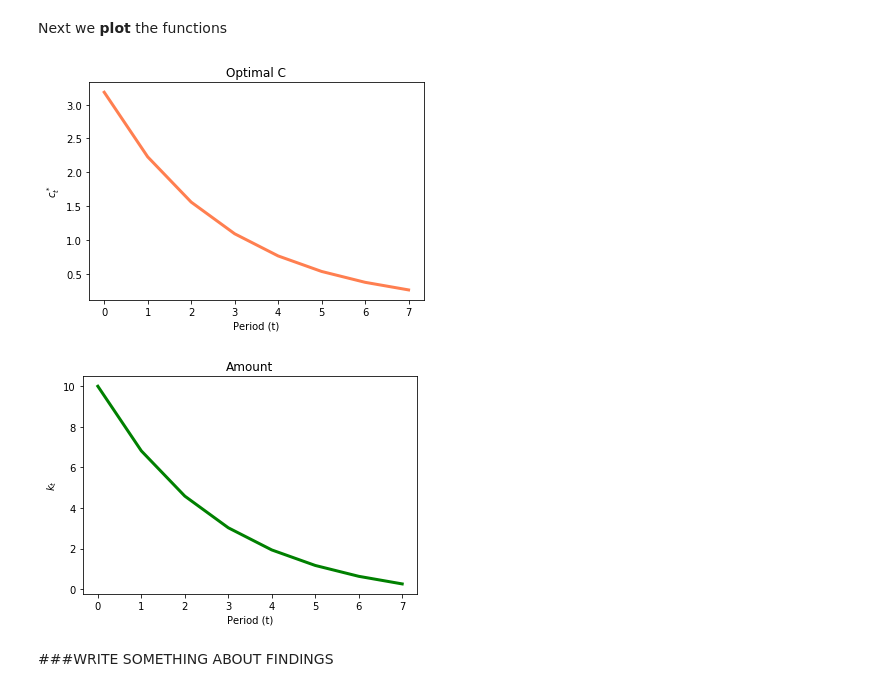
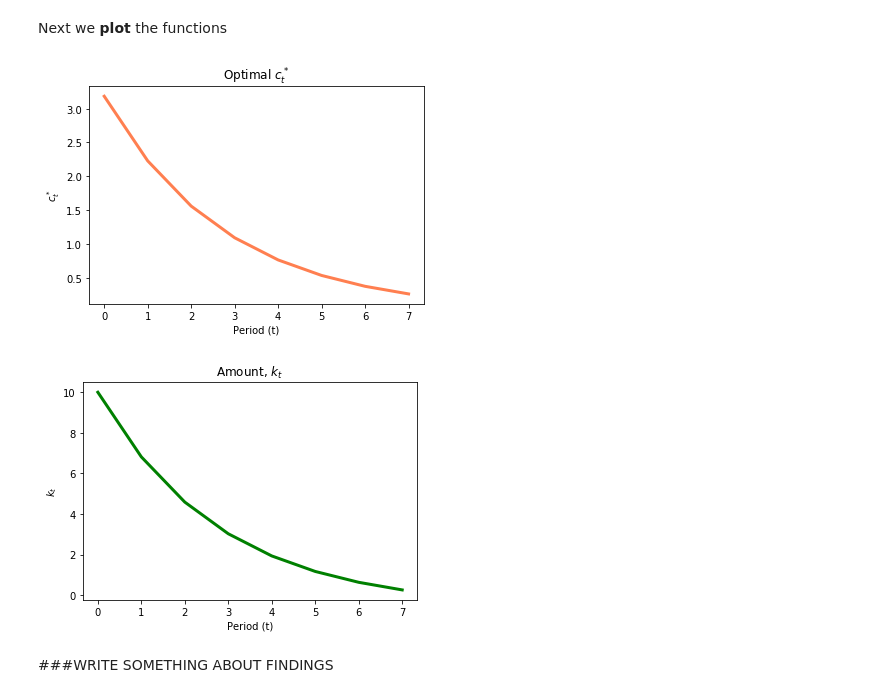
Before and after one commit to NumEconCopenhagen/projects-2020-zjr-hrv, a Jupyter notebook: modelproject/modelproject.ipynb, the cells around one changed output. Cells and saved outputs as stored; diff of their text form; code cells hidden in the pictures.

```diff
--- a/modelproject/modelproject.ipynb
+++ b/modelproject/modelproject.ipynb
@@ -84,23 +98,23 @@ Next we **plot** the functions
 # %%
 fig, ax = plt.subplots()
 plt.subplots_adjust(wspace=0.5, hspace=0.8)
 ax.plot(c, color='coral', linewidth=3)
 ax.set_ylabel('$c^*_t$')
 ax.set_xlabel('Period (t)')
-ax.set_title('Optimal C')
+ax.set_title('Optimal $c^*_t$')
 plt.show()
 
 fig, ax = plt.subplots()
 plt.subplots_adjust(wspace=0.5, hspace=0.8)
 ax.plot(k, color='green', linewidth=3)
 ax.set_ylabel('$k_t$')
 ax.set_xlabel('Period (t)')
-ax.set_title('Amount, k')
+ax.set_title('Amount, $k_t$')
 plt.show()
 #, colour="green", size=0.4
 # %% [output]
-[figure, old version]
+[figure, new version]
-[figure, old version]
+[figure, new version]
 # %% [markdown]
 ###WRITE SOMETHING ABOUT FINDINGS
 # %% [markdown]
```
Also changed, not shown: parts of 7 cells of this notebook.
